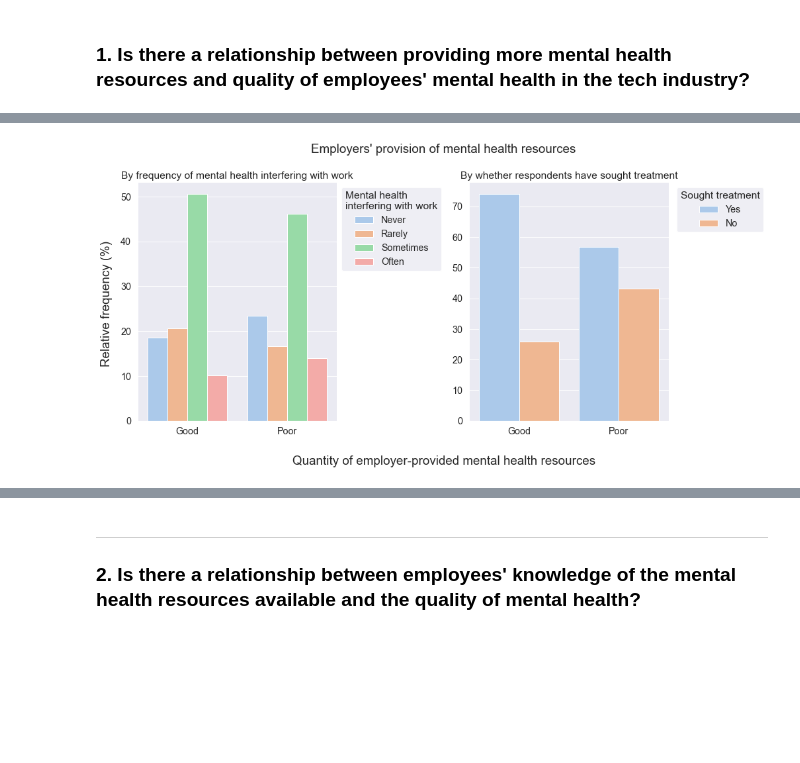
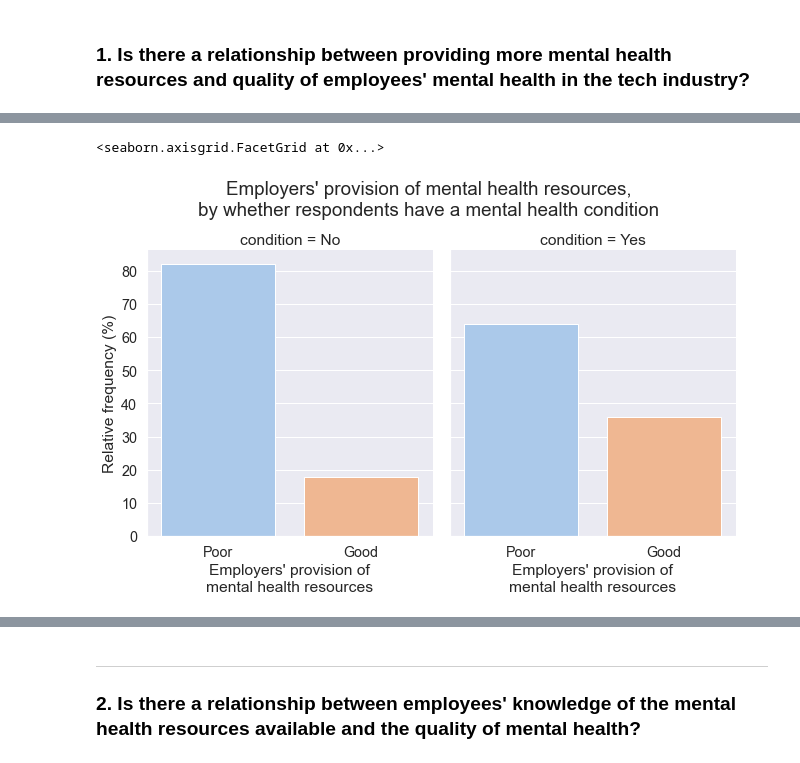
Before and after one commit to cltomiyama/MentalHealthSurvey_analysis, a Jupyter notebook: analysis/gale/analysis_notebook_gc.ipynb, the cells around one changed output, grey strips where cells are left out. Drawn from its saved outputs; the diff is of its cells as text; code cells hidden in the pictures; blank space fills up the shorter version.

```diff
--- a/analysis/gale/analysis_notebook_gc.ipynb
+++ b/analysis/gale/analysis_notebook_gc.ipynb
@@ -425,19 +444,11 @@ Text(0.5, 1.05, "Employers' provision of mental health resources")
-# %%
-fig, axes = plt.subplots(1,2, sharex=True, figsize=(15,7),edgecolor='1')
-fig.supylabel('Relative frequency (%)')
-fig.supxlabel('Quantity of employer-provided mental health resources')
-fig.suptitle("Employers' provision of mental health resources")
-
-# plot 1: work_interfere
-ax0 = sns.barplot(ax=axes[0], data=resources_interfere_idx, x='resources', y='withingrp_relfreq', hue='work_interfere')
-ax0.set(ylabel=None,xlabel=None,title='By frequency of mental health interfering with work')
-ax0.legend(edgecolor='1', title=work_interfere_legend_title, bbox_to_anchor=(1,1))
-
-# plot 2: treatment
-ax1 = sns.barplot(ax=axes[1], data=resources_treatmt_idx, x='resources', y='withingrp_relfreq', hue='treatment')
-ax1.set(xlabel=None,ylabel=None,title='By whether respondents have sought treatment')
-ax1.legend(edgecolor='1', title='Sought treatment', bbox_to_anchor=(1.5,1))
-
-plt.tight_layout()
-# %% [output]
-[figure, removed]
+# %%
+# visualizations! :-)
+
+# provision of resources between those with a mental health condition and those without
+
+ax0 = sns.catplot(data=resources_count_idx, kind='bar', col='condition', x='resources', y='withingrp_relfreq', height=5, aspect=0.9)
+ax0.fig.suptitle("Employers' provision of mental health resources,\nby whether respondents have a mental health condition",y=1.1)
+ax0.set_axis_labels("Employers' provision of\nmental health resources", "Relative frequency (%)")
+# %% [output]
+<seaborn.axisgrid.FacetGrid at 0x...>
+[figure, added]
```
Also changed, not shown: parts of 17 cells of this notebook.
